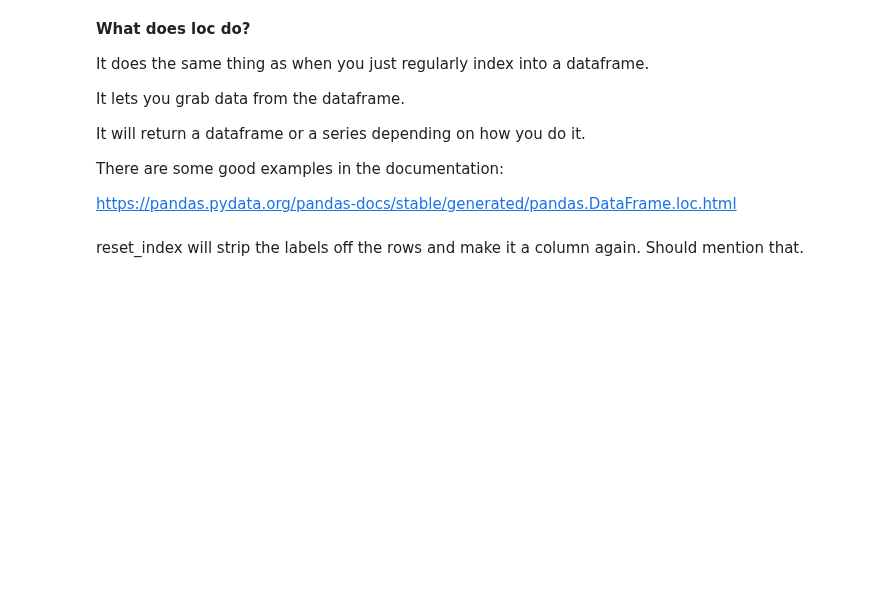
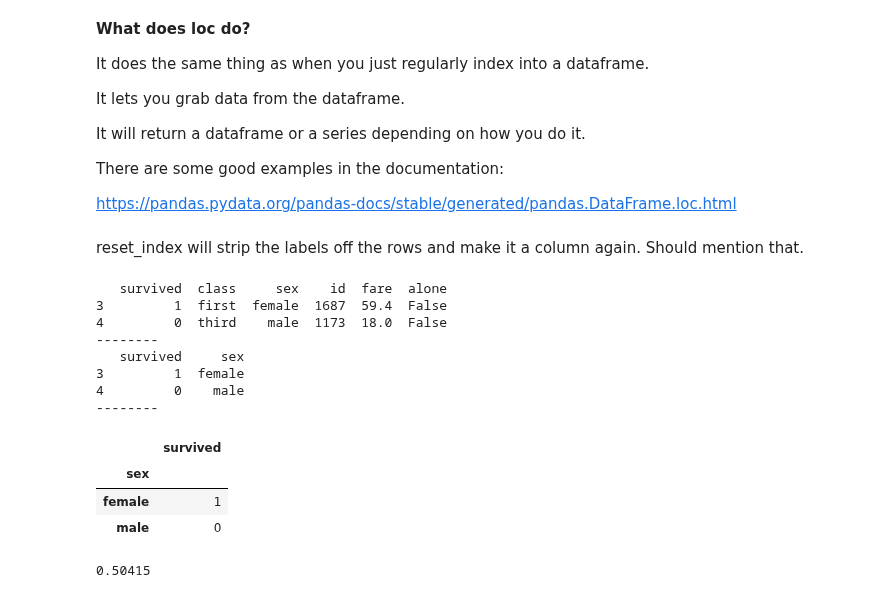
Before and after one commit to milesdaudistel/notes, a Jupyter notebook: DataHundy.ipynb, the cells around one changed output. Saved outputs shown, nothing was run; the diff lists cells and outputs as text; code cells hidden in the pictures; blank space fills up the shorter version.

```diff
--- a/DataHundy.ipynb
+++ b/DataHundy.ipynb
@@ -121,3 +121,65 @@ There are some good examples in the documentation:
 https://pandas.pydata.org/pandas-docs/stable/generated/pandas.DataFrame.loc.html
 # %% [markdown]
 reset_index will strip the labels off the rows and make it a column again.  Should mention that.
+# %%
+import pandas as pd
+
+d = {'survived': [0, 1, 1, 1, 0],
+     'class': ['third', 'first', 'third', 'first', 'third'],
+     'sex': ['male', 'female', 'female', 'female', 'male'],
+     'id': [1410, 1522, 1864, 1687, 1173]}
+ti = pd.DataFrame(data=d)
+#list(df[['survived', 'sex']].groupby('sex').mean().columns.values)
+
+d = {'fare':[73.50000, 9.2250, 8.6625, 59.4000, 18.000],
+      'alone':[True, True, True, False, False],
+      'id':[1410, 1522, 1864, 1687, 1173]}
+
+fare = pd.DataFrame(data=d)
+merged = pd.merge(ti, fare, on='id')
+print(merged[~merged['alone']])
+print('--------')
+print(merged[~merged['alone']].loc[:, ['survived', 'sex']])
+#merged[merged['alone']].loc[:, ['survived', 'sex']].groupby('sex').mean()
+print('--------')
+merged[~merged['alone']].loc[:, ['survived', 'sex']].groupby('sex').sum()
+# %% [output]
+   survived  class     sex    id  fare  alone
+3         1  first  female  1687  59.4  False
+4         0  third    male  1173  18.0  False
+--------
+   survived     sex
+3         1  female
+4         0    male
+--------
+|  | survived |
+| sex |  |
+| female | 1 |
+| male | 0 |
+# %%
+def coolguy():
+    z = 0.5
+    while True:
+        z += 1
+        if random.uniform(0, 1) > 0.5:
+            return z
+
+def twoRand():
+    first = random.randint(0, 1000)
+    second = random.randint(0, 1000)
+    while first == second:
+        second = random.randint(0, 1000)
+    return first, second
+
+wins = 0
+n = 100000
+for i in range(n):
+    m1, m2 = twoRand()
+    yours = m1
+    if coolguy() > yours:
+        yours = m2
+    if yours == max(m1, m2):
+        wins += 1
+print(wins/n)
+# %% [output]
+0.50415
```
Also changed, not shown: 1 other file.
